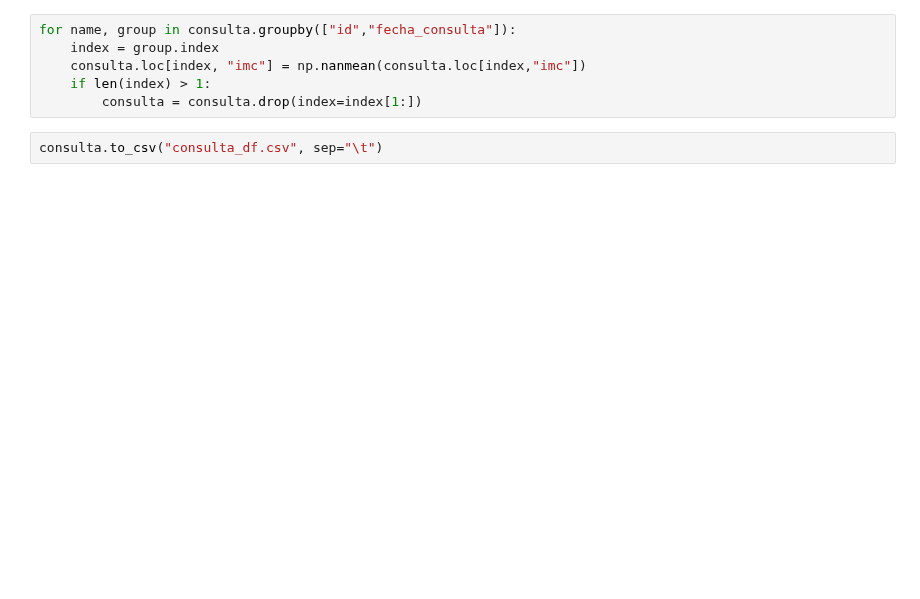
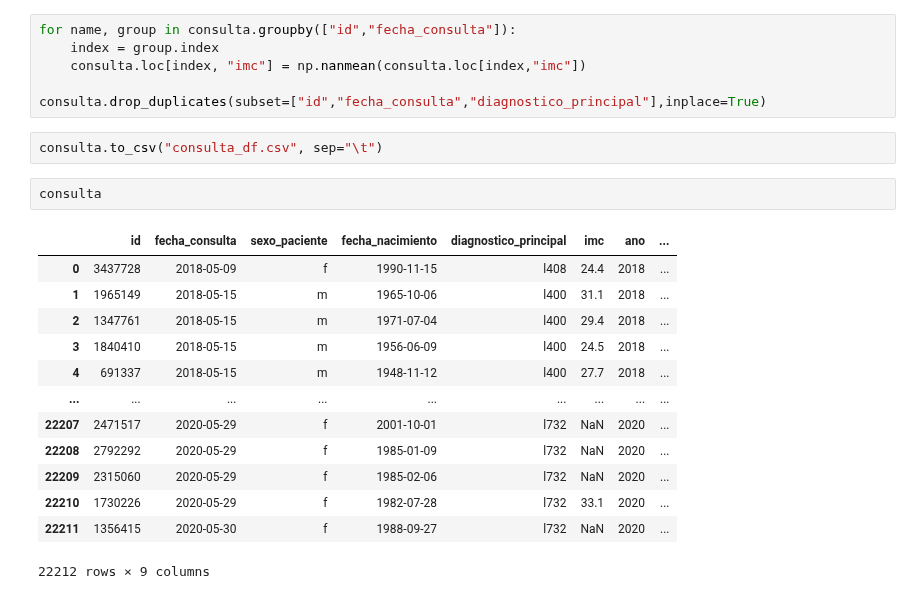
Before and after one commit to mavalderrama/helpharma, a Jupyter notebook: notebooks/clean_consulta.ipynb, the cells around one changed output. Saved outputs shown, nothing was run; the diff lists cells and outputs as text; blank space fills up the shorter version.

Commit message:
cleaned nan from consulta

```diff
--- a/notebooks/clean_consulta.ipynb
+++ b/notebooks/clean_consulta.ipynb
@@ -177,7 +177,23 @@ consulta = consulta.drop(["edad_actual",
 for name, group in consulta.groupby(["id","fecha_consulta"]):
     index = group.index
     consulta.loc[index, "imc"] = np.nanmean(consulta.loc[index,"imc"])
-    if len(index) > 1:
-        consulta = consulta.drop(index=index[1:])
+
+consulta.drop_duplicates(subset=["id","fecha_consulta","diagnostico_principal"],inplace=True)
 # %%
 consulta.to_csv("consulta_df.csv", sep="\t")
+# %%
+consulta
+# %% [output]
+|  | id | fecha_consulta | sexo_paciente | fecha_nacimiento | diagnostico_principal | imc | ano | ... |
+| 0 | 3437728 | 2018-05-09 | f | 1990-11-15 | l408 | 24.4 | 2018 | ... |
+| 1 | 1965149 | 2018-05-15 | m | 1965-10-06 | l400 | 31.1 | 2018 | ... |
+| 2 | 1347761 | 2018-05-15 | m | 1971-07-04 | l400 | 29.4 | 2018 | ... |
+| 3 | 1840410 | 2018-05-15 | m | 1956-06-09 | l400 | 24.5 | 2018 | ... |
+| 4 | 691337 | 2018-05-15 | m | 1948-11-12 | l400 | 27.7 | 2018 | ... |
+| ... | ... | ... | ... | ... | ... | ... | ... | ... |
+| 22207 | 2471517 | 2020-05-29 | f | 2001-10-01 | l732 | NaN | 2020 | ... |
+| 22208 | 2792292 | 2020-05-29 | f | 1985-01-09 | l732 | NaN | 2020 | ... |
+| 22209 | 2315060 | 2020-05-29 | f | 1985-02-06 | l732 | NaN | 2020 | ... |
+| 22210 | 1730226 | 2020-05-29 | f | 1982-07-28 | l732 | 33.1 | 2020 | ... |
+| 22211 | 1356415 | 2020-05-30 | f | 1988-09-27 | l732 | NaN | 2020 | ... |
+22212 rows × 9 columns
```
Also changed, not shown: 1 other file.
